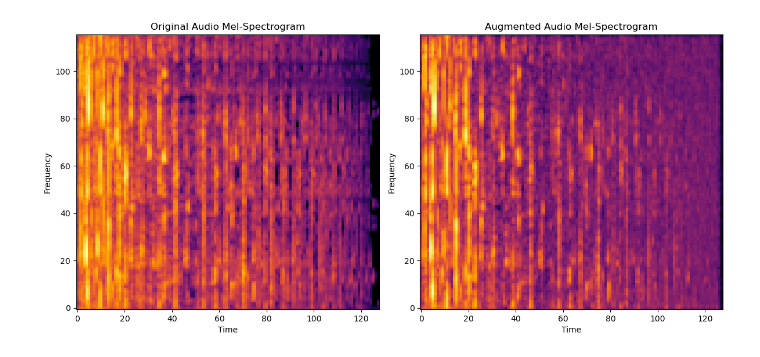
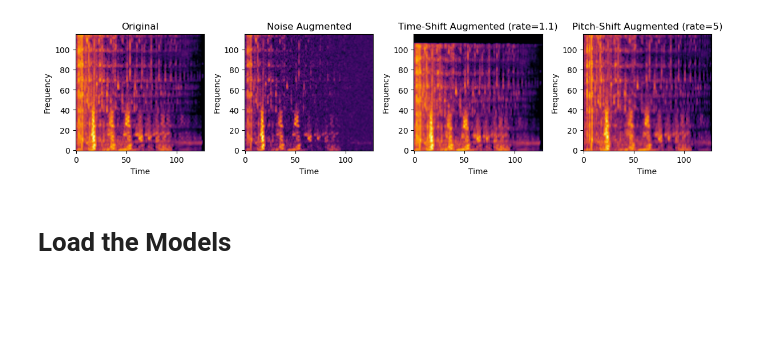
Before and after one commit to Proto007/DL-Final, a Jupyter notebook: evaluate.ipynb, the cells around one changed output. Cells and saved outputs as stored; diff of their text form; code cells hidden in the pictures; blank space fills up the shorter version.

```diff
--- a/evaluate.ipynb
+++ b/evaluate.ipynb
@@ -26,9 +15,13 @@ short.load_state_dict(torch.load('./models/short.pth'))
 # %%
 dataset = MtatDataset(split='TEST', input_length=59049,aug_types=(True,True,True))
-data_org, label_org = dataset[0]
+data_org, _ = dataset[0]
 display(Audio(data_org, rate=16000))
-data_aug, label_aug = dataset.get_augmented(0)
-display(Audio(data_aug, rate=16000))
+data_noise_aug, _ = dataset.get_augmented(0,(True,False,False))
+display(Audio(data_noise_aug, rate=16000))
+data_timeshift_aug, _ = dataset.get_augmented(0,(False,True,False),timeshift_rate=1.1)
+display(Audio(data_timeshift_aug, rate=16000))
+data_pitchshift_aug, _ = dataset.get_augmented(0,(False,False,True),pitchshift_rate=5)
+display(Audio(data_pitchshift_aug, rate=16000))
 # %% [output]
 [interactive output not drawn]
 [interactive output not drawn]
@@ -35,22 +30,40 @@ display(Audio(data_aug, rate=16000))
 # %%
 D_org = librosa.feature.melspectrogram(y=data_org, sr=16000, n_mels=128)
 log_D_org = librosa.power_to_db(D_org, ref=np.max)
 
-D_aug = librosa.feature.melspectrogram(y=data_aug, sr=16000, n_mels=128)
-log_D_aug = librosa.power_to_db(D_aug, ref=np.max)
+D_noise_aug = librosa.feature.melspectrogram(y=data_noise_aug, sr=16000, n_mels=128)
+log_D_noise_aug = librosa.power_to_db(D_noise_aug, ref=np.max)
 
-fig, (ax1, ax2) = plt.subplots(1, 2, figsize=(12, 6))
+D_timeshift_aug = librosa.feature.melspectrogram(y=data_timeshift_aug, sr=16000, n_mels=128)
+log_D_timeshift_aug = librosa.power_to_db(D_timeshift_aug, ref=np.max)
+
+D_pitchshift_aug = librosa.feature.melspectrogram(y=data_pitchshift_aug, sr=16000, n_mels=128)
+log_D_pitchshift_aug = librosa.power_to_db(D_pitchshift_aug, ref=np.max)
+
+fig, (ax1, ax2, ax3, ax4) = plt.subplots(1, 4, figsize=(12, 6))
 im_org = ax1.imshow(log_D_org.T, cmap='inferno', origin='lower')
-ax1.set_title('Original Audio Mel-Spectrogram')
+ax1.set_title('Original')
 ax1.set_xlabel('Time')
 ax1.set_ylabel('Frequency')
 
-im_aug = ax2.imshow(log_D_aug.T, cmap='inferno', origin='lower')
-ax2.set_title('Augmented Audio Mel-Spectrogram')
+im_noise_aug = ax2.imshow(log_D_noise_aug.T, cmap='inferno', origin='lower')
+ax2.set_title('Noise Augmented')
 ax2.set_xlabel('Time')
 ax2.set_ylabel('Frequency')
 
-fig.tight_layout()
+im_timeshift_aug = ax3.imshow(log_D_timeshift_aug.T, cmap='inferno', origin='lower')
+ax3.set_title('Time-Shift Augmented (rate=1.1)')
+ax3.set_xlabel('Time')
+ax3.set_ylabel('Frequency')
+
+im_pitchshift_aug = ax4.imshow(log_D_pitchshift_aug.T, cmap='inferno', origin='lower')
+ax4.set_title('Pitch-Shift Augmented (rate=5)')
+ax4.set_xlabel('Time')
+ax4.set_ylabel('Frequency')
+
+plt.tight_layout()
 plt.show()
 # %% [output]
-[figure, old version]
+[figure, new version]
+# %% [markdown]
+# Load the Models
```
Also changed, not shown: parts of 7 cells of this notebook, 11 other files.
